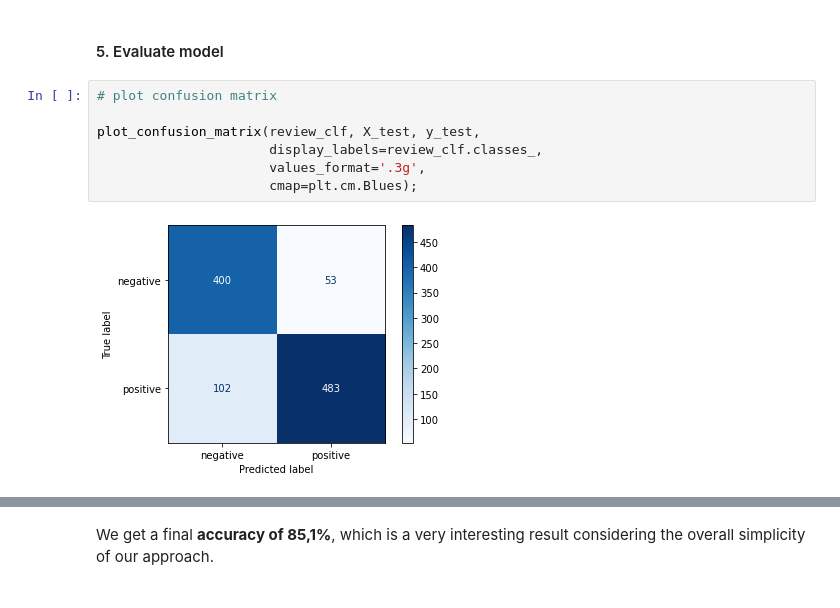
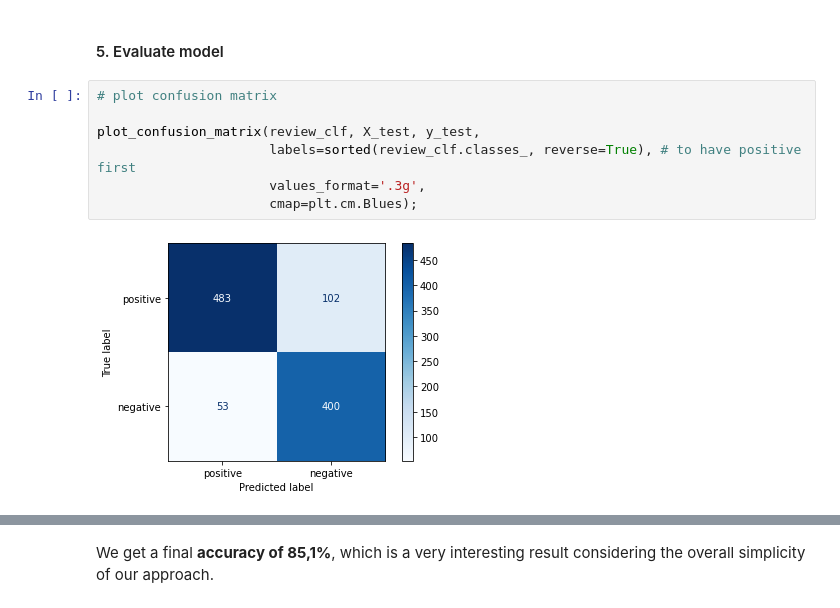
Before and after one commit to j-n-t/transformers, a Jupyter notebook: text_classification_with_BERT.ipynb, the cells around one changed output, grey strips where cells are left out. Cells and saved outputs as stored; diff of their text form.

```diff
--- a/text_classification_with_BERT.ipynb
+++ b/text_classification_with_BERT.ipynb
@@ -394,9 +394,9 @@ Our classifier seems to be working correctly. It's now time to evaluate it.
 # %%
 # plot confusion matrix
 
 plot_confusion_matrix(review_clf, X_test, y_test,
-                      display_labels=review_clf.classes_,
+                      labels=sorted(review_clf.classes_, reverse=True), # to have positive first
                       values_format='.3g',
                       cmap=plt.cm.Blues);
 # %% [output]
-[figure, old version]
+[figure, new version]
```
Also changed, not shown: parts of 6 cells of this notebook.
